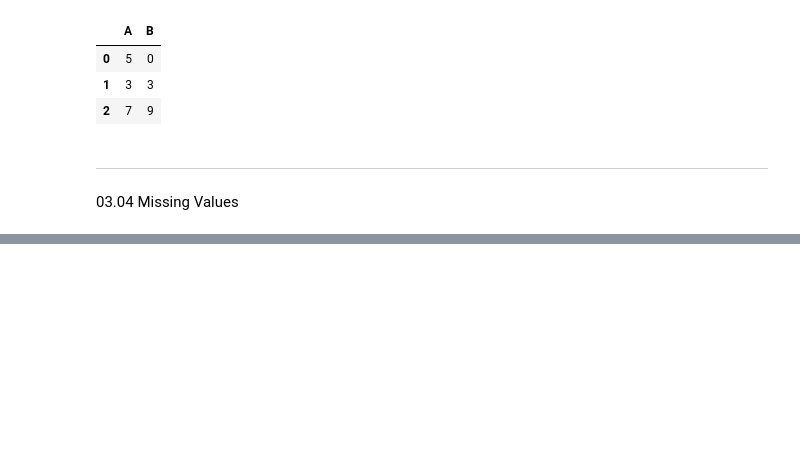
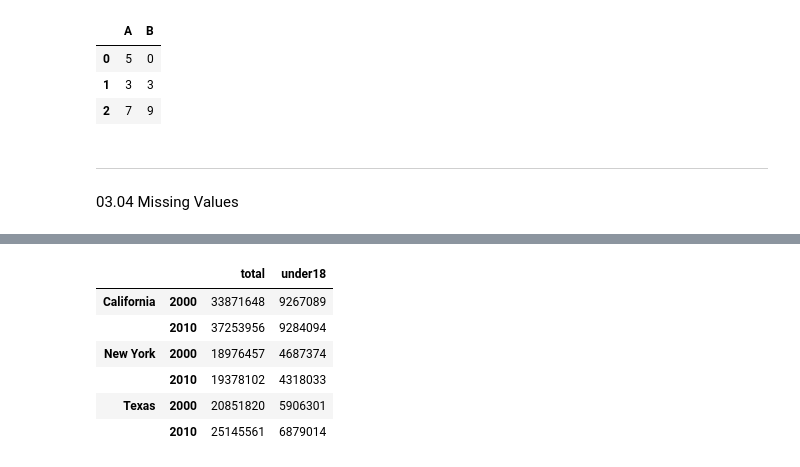
Before and after one commit to Asav7/DS_Sandbox, a Jupyter notebook: Python Data Science Handbook Notes.ipynb, the cells around one changed output, grey strips where cells are left out. Saved outputs shown, nothing was run; the diff lists cells and outputs as text; code cells hidden in the pictures; blank space fills up the shorter version.

```diff
--- a/Python Data Science Handbook Notes.ipynb
+++ b/Python Data Science Handbook Notes.ipynb
@@ -458,0 +512,10 @@ df.stack?
+# %%
+index = [('California', 2000), ('California', 2010),
+         ('New York', 2000), ('New York', 2010),
+         ('Texas', 2000), ('Texas', 2010)]
+populations = [33871648, 37253956,
+               18976457, 19378102,
+               20851820, 25145561]
+# %%
+df = pd.Series(populations, index=pd.MultiIndex.from_tuples(index))
+df
@@ -458,0 +547,15 @@ df.stack?
+# %%
+df = pd.DataFrame({"total": df,
+    "under18": [9267089, 9284094,
+                4687374, 4318033,
+                5906301, 6879014]})
+# %%
+df
+# %% [output]
+|  |  | total | under18 |
+| California | 2000 | 33871648 | 9267089 |
+|  | 2010 | 37253956 | 9284094 |
+| New York | 2000 | 18976457 | 4687374 |
+|  | 2010 | 19378102 | 4318033 |
+| Texas | 2000 | 20851820 | 5906301 |
+|  | 2010 | 25145561 | 6879014 |
```
Also changed, not shown: parts of 16 cells of this notebook.
